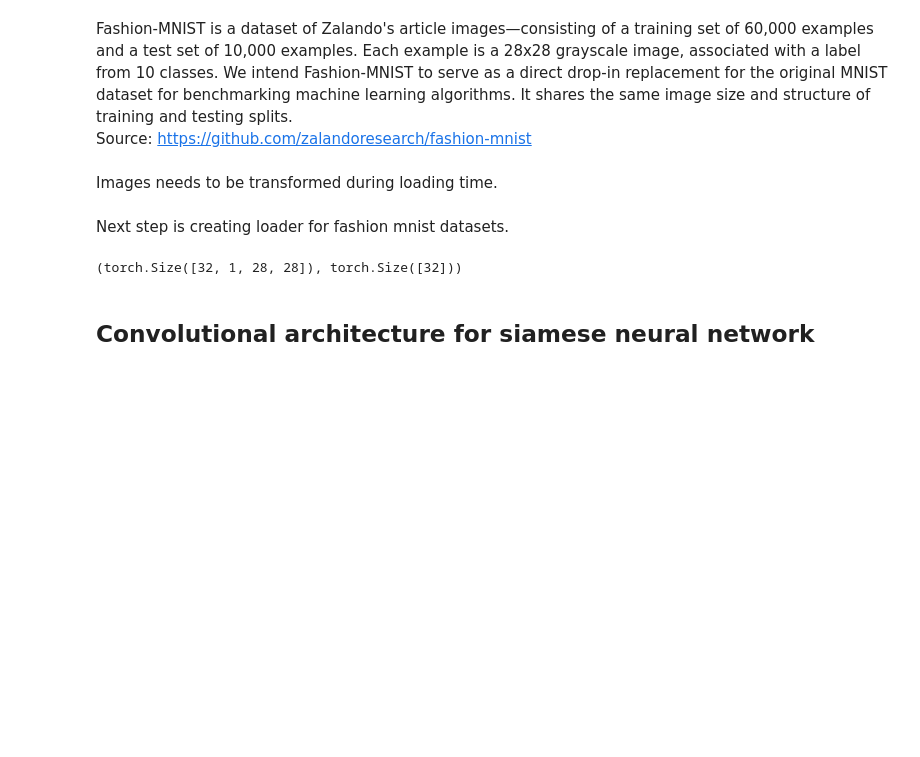
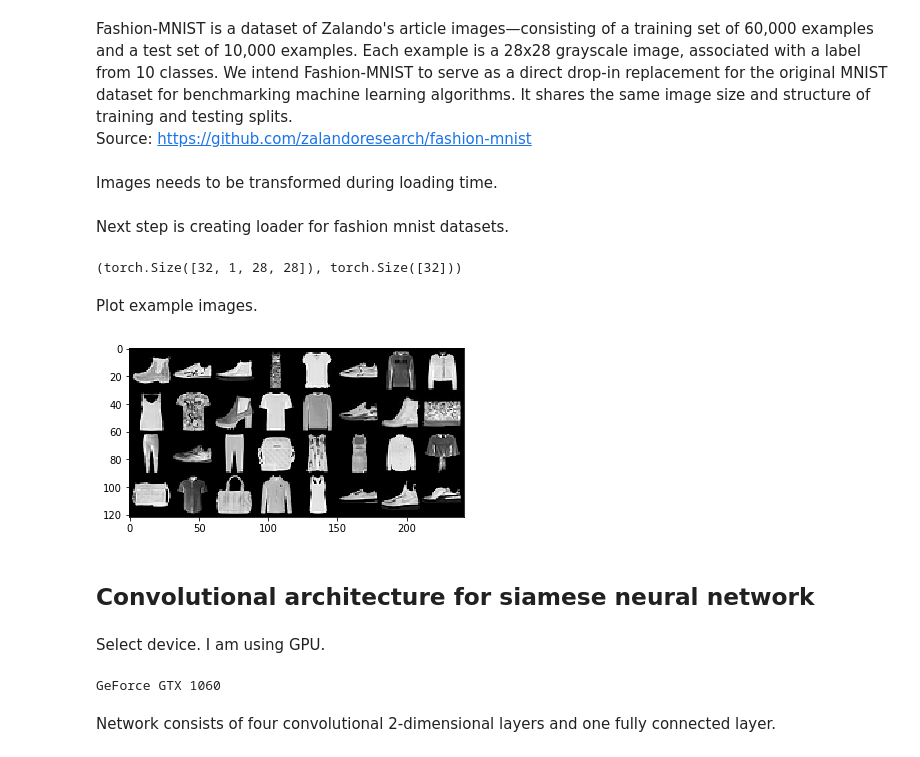
Before and after one commit to lipinski/deep-learning-projects, a Jupyter notebook: SiameseNeuralNetworksforOne-shotImageRecognition.ipynb, the cells around one changed output. Drawn from its saved outputs; the diff is of its cells as text; code cells hidden in the pictures; blank space fills up the shorter version.

```diff
--- a/SiameseNeuralNetworksforOne-shotImageRecognition.ipynb
+++ b/SiameseNeuralNetworksforOne-shotImageRecognition.ipynb
@@ -32,8 +37,8 @@ test_dataset = torchvision.datasets.FashionMNIST('datasets/fashionmnist',
 # %% [markdown]
 Next step is creating loader for fashion mnist datasets.
 # %%
-train_loader = DataLoader(train_dataset, batch_size=32, shuffle=True, num_workers=12)
-test_loader = DataLoader(test_dataset, batch_size=32, shuffle=False, num_workers=12)
+train_loader = DataLoader(train_dataset, batch_size=32, shuffle=True)
+test_loader = DataLoader(test_dataset, batch_size=32, shuffle=False)
 # %%
 dataiter = iter(train_loader)
 images, labels = dataiter.next()
@@ -41,8 +46,30 @@ images, labels = dataiter.next()
 images.shape, labels.shape
 # %% [output]
 (torch.Size([32, 1, 28, 28]), torch.Size([32]))
+# %% [markdown]
+Plot example images.
+# %%
+def imshow(x):
+    x = x.numpy()
+    x = np.transpose(x, (1, 2, 0))
+    plt.imshow(x)
+
+imshow(torchvision.utils.make_grid(images))
+# %% [output]
+[figure, added]
 # %% [markdown]
 ## Convolutional architecture for siamese neural network
+# %% [markdown]
+Select device. I am using GPU.
+# %%
+device = torch.device('cuda' if torch.cuda.is_available() else 'cpu')
+assert device.type == 'cuda'
+
+print(torch.cuda.get_device_name(0))
+# %% [output]
+GeForce GTX 1060
+# %% [markdown]
+Network consists of four convolutional 2-dimensional layers and one fully connected layer.
 # %%
 class Siamese(nn.Module):
     def __init__(self):
```
Also changed, not shown: parts of 6 cells of this notebook, 1 other file.
